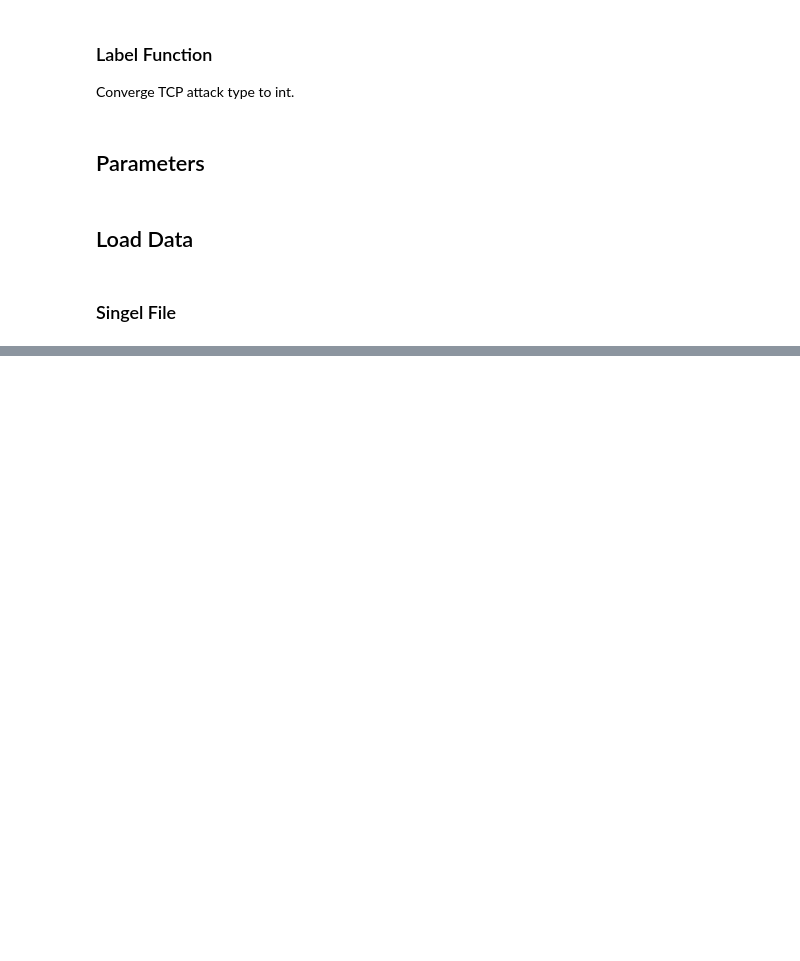
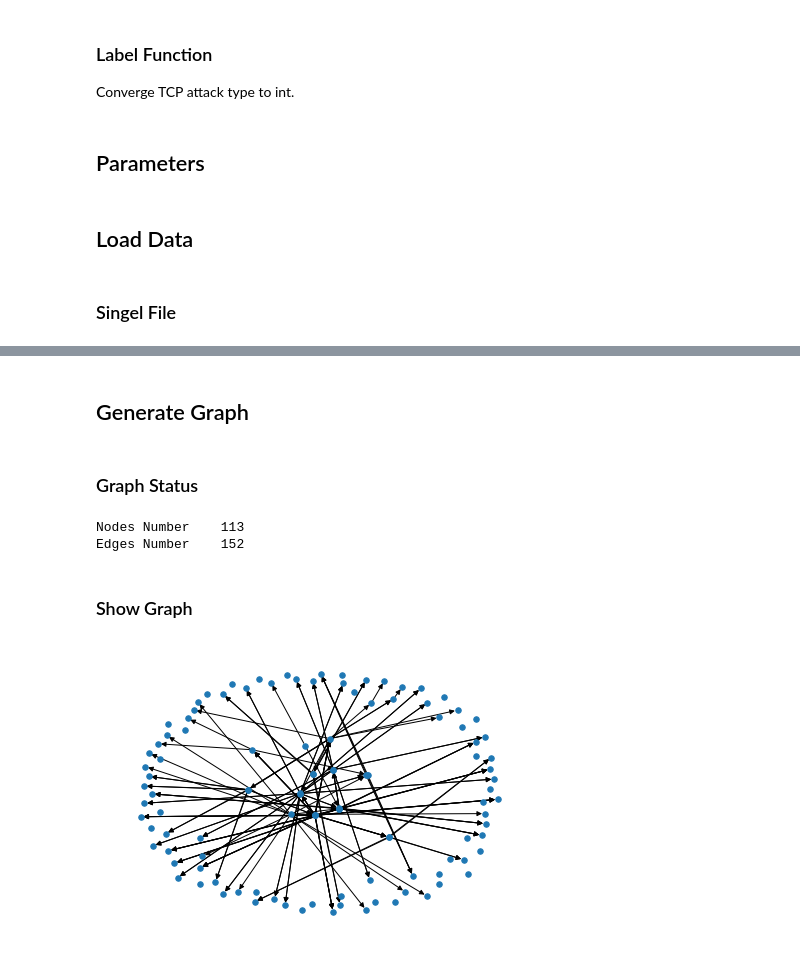
Before and after one commit to cbhua/edge-to-node, a Jupyter notebook: data_loader.ipynb, the cells around one changed output, grey strips where cells are left out. Saved outputs shown, nothing was run; the diff lists cells and outputs as text; code cells hidden in the pictures; blank space fills up the shorter version.

```diff
--- a/data_loader.ipynb
+++ b/data_loader.ipynb
@@ -139,5 +165,0 @@ for line in data:
-# %%
-nodes_origin = list(set(nodes_origin))
-
-for i in range(len(edge_src_list.keys())):
-    edge_src_list[i]
@@ -143,0 +184,20 @@ for i in range(len(edge_src_list.keys())):
+# %%
+for edge in edge_src_list.keys():
+    if edge_src_list[edge][0] not in node_in_degree.keys():
+        src_in_degree[edge] = 0
+    else:
+        src_in_degree[edge] = node_in_degree[edge_src_list[edge][0]]
+    if edge_src_list[edge][0] not in node_out_degree.keys():
+        src_out_degree[edge] = 0
+    else:
+        src_out_degree[edge] = node_out_degree[edge_src_list[edge][0]]
+
+for edge in edge_dst_list.keys():
+    if edge_dst_list[edge][0] not in node_in_degree.keys():
+        dst_in_degree[edge] = 0
+    else:
+        dst_in_degree[edge] = node_in_degree[edge_dst_list[edge][0]]
+    if edge_dst_list[edge][0] not in node_out_degree.keys():
+        dst_out_degree[edge] = 0
+    else:
+        dst_out_degree[edge] = node_out_degree[edge_dst_list[edge][0]]
@@ -143,0 +231,33 @@ for i in range(len(edge_src_list.keys())):
+# %% [markdown]
+## Generate Graph
+# %%
+g = dgl.DGLGraph()
+
+# Create Nodes and Edges
+
+g.add_nodes(len(edges_origin))
+g.add_edges(edges_trans_src, edges_trans_dst)
+
+# Assign Features
+
+g.ndata['src_in_degree'] = torch.tensor(list(src_in_degree.values()))
+g.ndata['src_out_degree'] = torch.tensor(list(src_out_degree.values()))
+g.ndata['dst_in_degree'] = torch.tensor(list(dst_in_degree.values()))
+g.ndata['dst_out_degree'] = torch.tensor(list(dst_out_degree.values()))
+g.ndata['port_num'] = torch.tensor(list(port_num.values()))
+g.ndata['time_len'] = torch.tensor(list(time_len.values()))
+g.ndata['connect_num'] = torch.tensor(list(connect_num.values()))
+# %% [markdown]
+### Graph Status
+# %%
+print('Nodes Number\t{}\nEdges Number\t{}'.format(g.number_of_nodes(), g.number_of_edges()))
+# %% [output]
+Nodes Number    113
+Edges Number    152
+# %% [markdown]
+### Show Graph
+# %%
+options = {"node_size": 30}
+nx.draw(g.to_networkx(), with_labels=False, **options)
+# %% [output]
+[figure, added]
```
Also changed, not shown: parts of 8 cells of this notebook.
